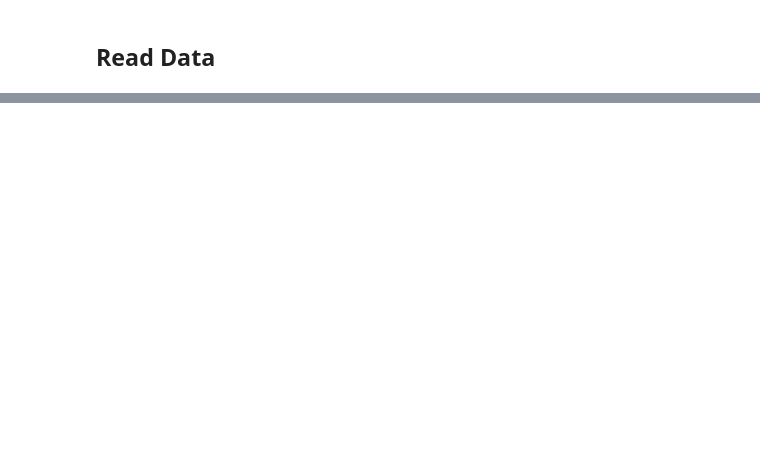
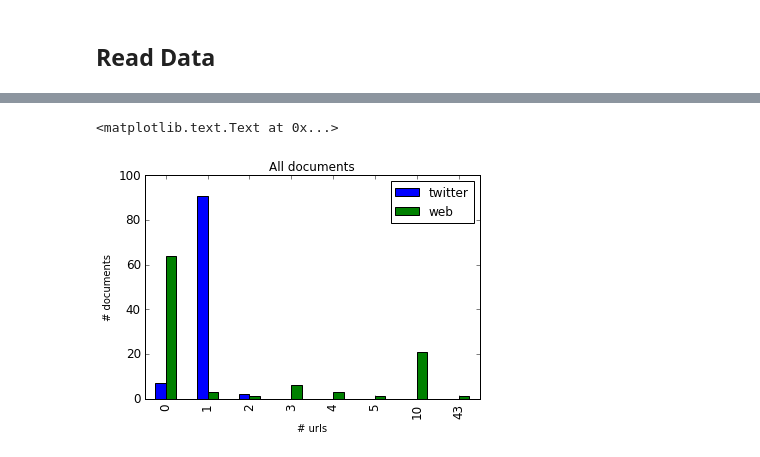
Before and after one commit to psmeros/SciLens, a Jupyter notebook: src/plotLinks.ipynb, the cells around one changed output, grey strips where cells are left out. Cells and saved outputs as stored; diff of their text form; code cells hidden in the pictures; blank space fills up the shorter version.

Commit message:
Plotted # of links per document type.

```diff
--- a/src/plotLinks.ipynb
+++ b/src/plotLinks.ipynb
@@ -88,3 +104,10 @@ dtype: int64
+# %%
+ax = bothCount.plot.bar(fontsize=12, color='bg', title='All documents')
+ax.set_xlabel("# urls")
+ax.set_ylabel("# documents")
+# %% [output]
+<matplotlib.text.Text at 0x...>
+[figure, added]
 # %%
 def flattenLinks(documents):
 
```
Also changed, not shown: parts of 12 cells of this notebook, 1 other file.
